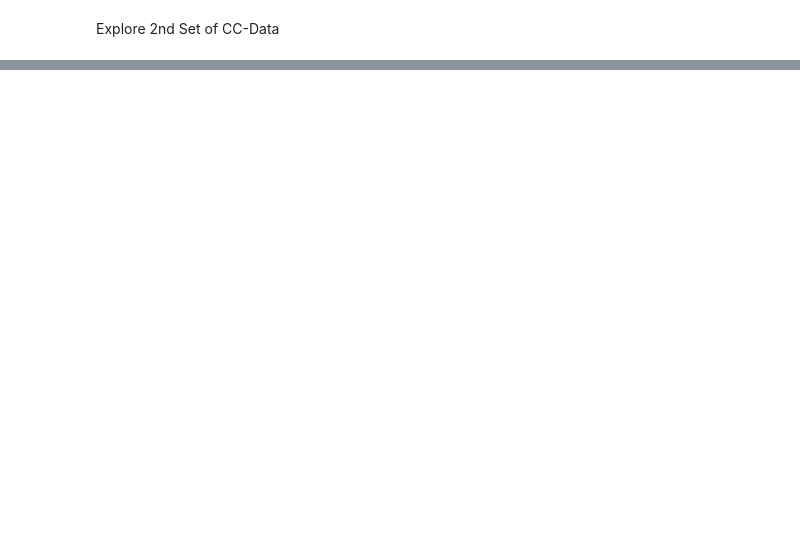
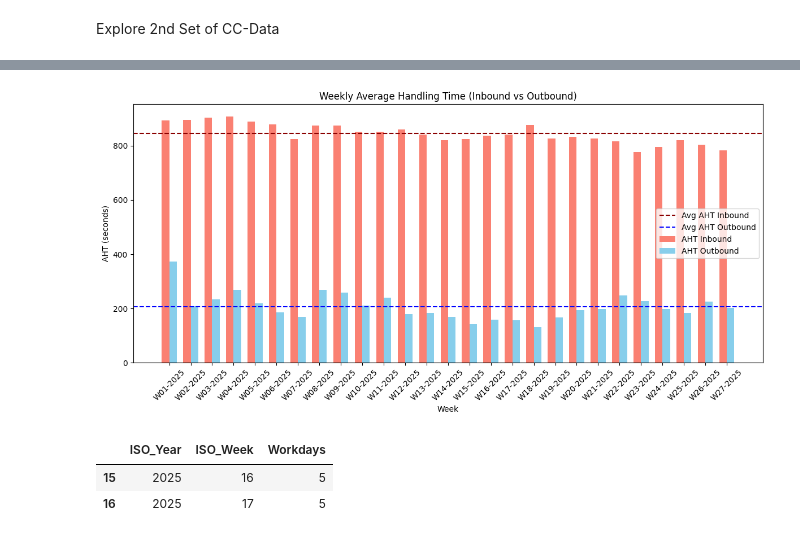
Before and after one commit to avtmarquardt-png/DPP_Callcenter, a Jupyter notebook: notebooks/Explore_CC_perf.ipynb, the cells around one changed output, grey strips where cells are left out. Drawn from its saved outputs; the diff is of its cells as text; code cells hidden in the pictures; blank space fills up the shorter version.

```diff
--- a/notebooks/Explore_CC_perf.ipynb
+++ b/notebooks/Explore_CC_perf.ipynb
@@ -53,0 +251,63 @@ Error:
+# %%
+import matplotlib.pyplot as plt
+import numpy as np
+
+# --- Prepare data ---
+weeks = agg_week['Week']
+aht_in = agg_week['AHT_Inbound']
+aht_out = agg_week['AHT_Outbound']
+
+x = np.arange(len(weeks))  # label locations
+width = 0.35  # width of the bars
+
+# --- Create plot ---
+fig, ax = plt.subplots(figsize=(12, 6))
+
+# Bars: AHT inbound/outbound
+ax.bar(x - width/2, aht_in, width, label='AHT Inbound', color='salmon')
+ax.bar(x + width/2, aht_out, width, label='AHT Outbound', color='skyblue')
+
+# Optional: add average lines
+avg_aht_in = aht_in.mean()
+avg_aht_out = aht_out.mean()
+ax.axhline(avg_aht_in, color='darkred', linestyle='--', linewidth=1.5, label='Avg AHT Inbound')
+ax.axhline(avg_aht_out, color='blue', linestyle='--', linewidth=1.5, label='Avg AHT Outbound')
+
+# --- Beautify plot ---
+ax.set_xlabel("Week")
+ax.set_ylabel("AHT (seconds)")
+ax.set_title("Weekly Average Handling Time (Inbound vs Outbound)")
+ax.set_xticks(x)
+ax.set_xticklabels(weeks, rotation=45)
+ax.legend()
+
+plt.tight_layout()
+plt.show()
+# %% [output]
+[figure, added]
+# %%
+import pandas as pd
+import numpy as np
+
+# Make sure 'Date' is datetime
+df_cleaned['Date'] = pd.to_datetime(df_cleaned['Date'])
+
+# Add ISO year and week columns
+df_cleaned['ISO_Year'] = df_cleaned['Date'].dt.isocalendar().year
+df_cleaned['ISO_Week'] = df_cleaned['Date'].dt.isocalendar().week
+
+# Function to count weekdays per ISO week
+workdays_per_week = (
+    df_cleaned
+    .groupby(['ISO_Year', 'ISO_Week'])['Date']
+    .nunique()  # unique dates in the week
+    .reset_index(name='Workdays')
+)
+
+# Display weeks 16–17 of 2025
+workdays_per_week[(workdays_per_week['ISO_Year'] == 2025) &
+                  (workdays_per_week['ISO_Week'].isin([16,17]))]
+# %% [output]
+|  | ISO_Year | ISO_Week | Workdays |
+| 15 | 2025 | 16 | 5 |
+| 16 | 2025 | 17 | 5 |
```
Also changed, not shown: parts of 8 cells of this notebook, 1 other file.
